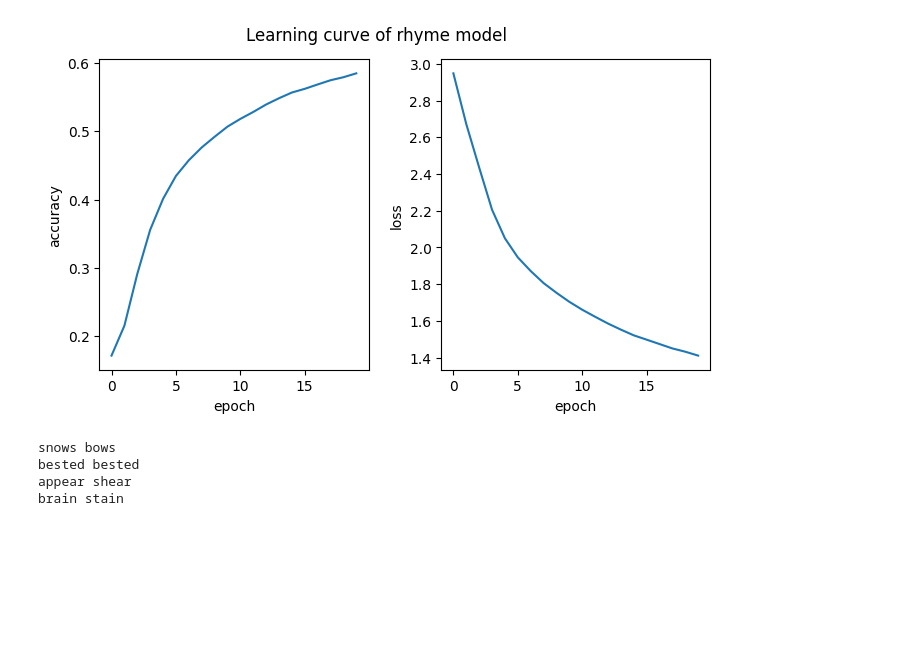
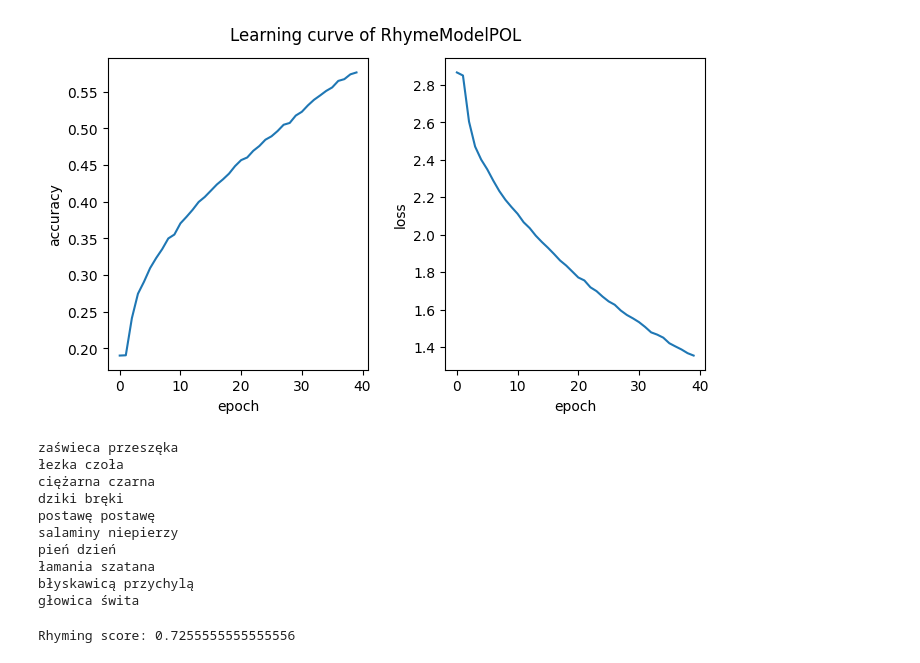
Before and after one commit to marekhering/poetry-generator, a Jupyter notebook: 02_rhyme_model.ipynb, the cells around one changed output. Drawn from its saved outputs; the diff is of its cells as text; code cells hidden in the pictures; blank space fills up the shorter version.

Commit message:
add models to generate poems in polish

```diff
--- a/02_rhyme_model.ipynb
+++ b/02_rhyme_model.ipynb
@@ -106,14 +127,16 @@ print(TOKENIZER.word_index)
 # %%
-def create_sequences(rhymes: tp.Dict[str, tp.List[str]], tokenizer: Tokenizer, total_chars: int):
+def create_sequences(rhymes: tp.Dict[str, tp.List[str]], tokenizer: Tokenizer):
     sequences = []
     for base_word, rhymes_words in tqdm(rhymes.items()):
         for rhyme_word in rhymes_words:
             seq = f"{base_word} {rhyme_word} "
             encoded = tokenizer.texts_to_sequences(seq)
+            if [] in encoded:
+                print()
             for i in range(len(base_word) + 2, len(encoded) + 1):
                 sequences.append(encoded[:i])
     return sequences
 
-SEQUENCES = create_sequences(RHYMES, TOKENIZER, TOTAL_CHARS)
+SEQUENCES = create_sequences(RHYMES, TOKENIZER)
 print(f"Size of training set {len(SEQUENCES)}")
 # %% [output]
@@ -163,11 +191,11 @@ None
 # %%
 REVERSE_TOKEN_INDEX = {v: k for k, v in TOKENIZER.word_index.items()}
 
-def generate_rhyme(model: keras.Model, sequence_length: int, in_word: str):
+def generate_rhyme(model: keras.Model, in_word: str):
     in_word = in_word + " " if in_word[-1] != " " else in_word
     for i in range(20):
         encoded = TOKENIZER.texts_to_sequences([in_word])[0]
-        padded = pad_sequences([encoded], maxlen=sequence_length - 1, padding='pre')
+        padded = pad_sequences([encoded], maxlen=model.input_shape[-1], padding='pre')
         predicted = np.argmax(model.predict(padded, verbose=0))
         out_char = REVERSE_TOKEN_INDEX.get(predicted, None)
         if out_char == " " or out_char is None:
@@ -183,27 +211,29 @@ def create_callbacks():
             frequency = 1
             if epoch % frequency:
                 return
+            rhyme_dict = list(RHYMES.keys())
             print()
-            print(generate_rhyme(MODEL, SEQUENCE_LENGTH, "before"))
-            print(generate_rhyme(MODEL, SEQUENCE_LENGTH, "above"))
-            print(generate_rhyme(MODEL, SEQUENCE_LENGTH, "set"))
-            print(generate_rhyme(MODEL, SEQUENCE_LENGTH, "night"))
+            print(generate_rhyme(MODEL, rhyme_dict[10]))
+            print(generate_rhyme(MODEL, rhyme_dict[30]))
+            print(generate_rhyme(MODEL, rhyme_dict[50]))
+            print(generate_rhyme(MODEL, rhyme_dict[70]))
 
     callbacks.append(PredictionCallback())
     callbacks.append(keras.callbacks.EarlyStopping(monitor="loss", patience=3))
     callbacks.append(keras.callbacks.ModelCheckpoint(
         filepath=f"data/models/{MODEL_NAME}/checkpoint",
         save_weights_only=True,
-        save_freq=5
+        monitor='loss',
+        save_best_only=True
     ))
     return callbacks
 # %%
 HISTORY = MODEL.fit(
     X,
     y,
-    epochs=20,
+    epochs=100,
     verbose=1,
-    batch_size=512,
+    batch_size=128,
     shuffle=True,
     callbacks=create_callbacks()
 )
@@ -236,28 +251,54 @@ with open(f"data/models/{MODEL_NAME}/history.pickle", 'wb') as f:
 # %%
 with open(f"data/models/{MODEL_NAME}/history.pickle", "rb") as f:
     history = pickle.load(f)
 
 fig, (ax1, ax2) = plt.subplots(1, 2)
-fig.suptitle("Learning curve of rhyme model")
+fig.suptitle(f"Learning curve of {MODEL_NAME}")
 
 ax1.plot(history['accuracy'])
 ax1.set_xlabel('epoch')
 ax1.set_ylabel('accuracy')
 
 ax2.plot(history['loss'])
 ax2.set_xlabel('epoch')
 ax2.set_ylabel('loss')
 fig.tight_layout()
 fig.set_size_inches(7, 4)
 fig.savefig(f"data/models/{MODEL_NAME}/learning_curve.png")
 plt.show()
 # %% [output]
-[figure, old version]
+[figure, new version]
 # %%
-for _ in range(4):
-    print(generate_rhyme(MODEL, SEQUENCE_LENGTH, random.choice(list(RHYMES.keys()))))
+for _ in range(10):
+    print(generate_rhyme(MODEL, random.choice(list(RHYMES.keys()))))
 # %% [output]
-snows bows
-bested bested
-appear shear
-brain stain
+zaświeca przeszęka
+łezka czoła
+ciężarna czarna
+dziki bręki
+postawę postawę
+salaminy niepierzy
+pień dzień
+łamania szatana
+błyskawicą przychylą
+głowica świta
+# %%
+def measure_rhyming(model: keras.Model, rhymes: dict, tests: int = 50, ipa: bool = False):
+    result = []
+    for _ in tqdm(range(tests)):
+        word = random.choice(list(rhymes.keys()))
+        rhyme = generate_rhyme(model, word).split(' ')[-1]
+        for index_distance in range(1, 4):
+            if ipa:
+                a = eng_to_ipa.convert(word)[-index_distance:]
+                b = eng_to_ipa.convert(rhyme)[-index_distance:]
+            if not ipa or b.endswith('*'):
+                a = word[-index_distance:]
+                b = rhyme[-index_distance:]
+            result.append(1 - lev(a, b) / max(len(a), len(b)))
+    return np.mean(result)
+
+rhyming_score = measure_rhyming(MODEL, RHYMES, ipa=not POL)
+print(f"Rhyming score: {rhyming_score}")
+# %% [output]
+Rhyming score: 0.7255555555555556
```
Also changed, not shown: parts of 10 cells of this notebook, 5 other files.
